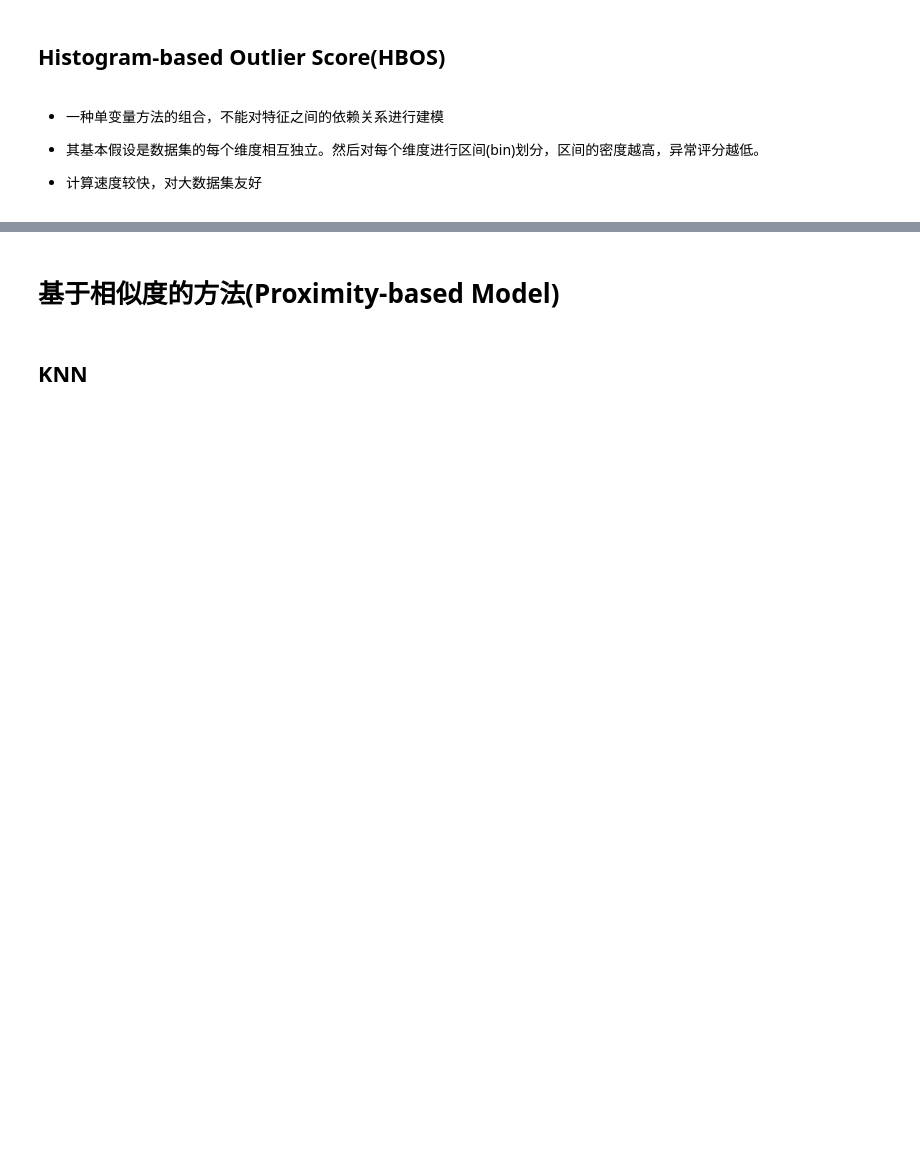
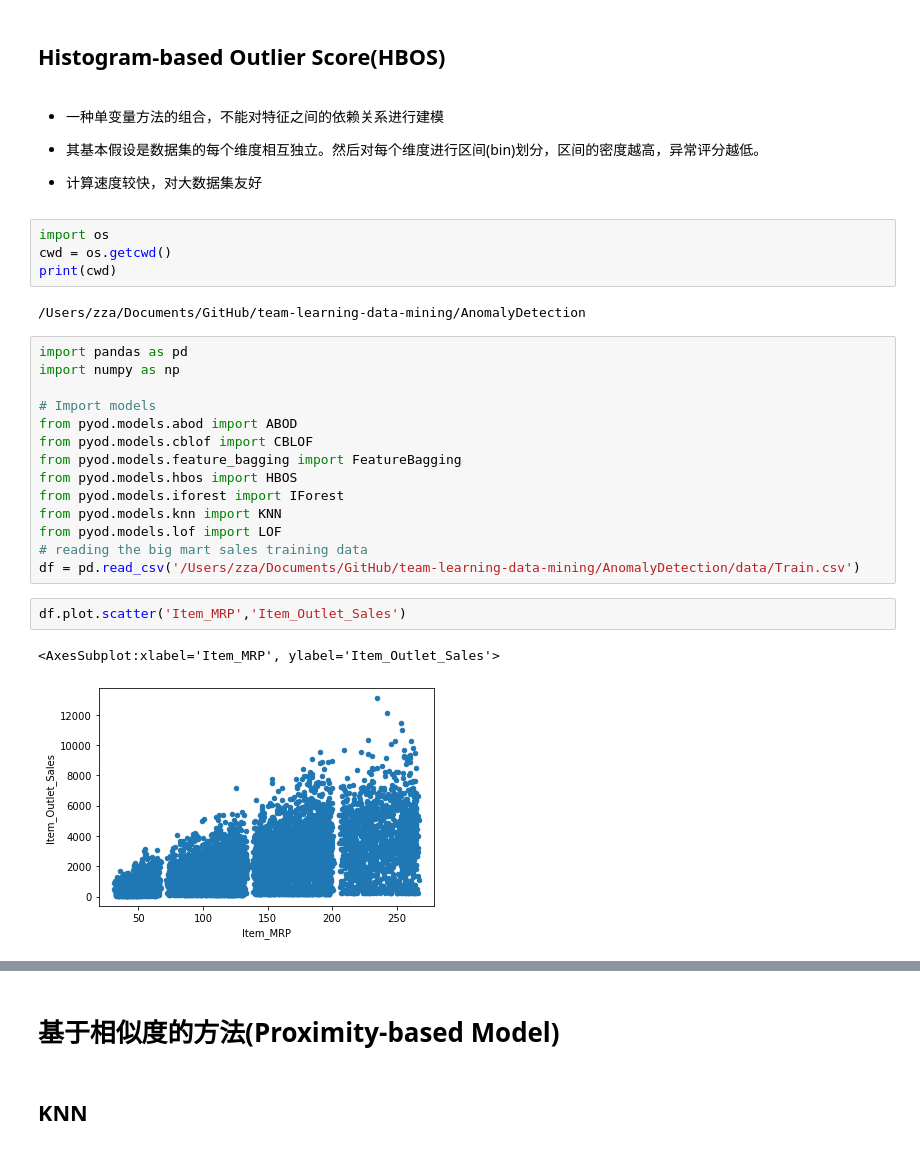
Before and after one commit to zzzaaannn/team-learning-data-mining, a Jupyter notebook: AnomalyDetection/HW-AnomalyDetection.ipynb, the cells around one changed output, grey strips where cells are left out. Cells and saved outputs as stored; diff of their text form; blank space fills up the shorter version.

```diff
--- a/AnomalyDetection/HW-AnomalyDetection.ipynb
+++ b/AnomalyDetection/HW-AnomalyDetection.ipynb
@@ -195,3 +195,28 @@ for i in range(5):
 + 其基本假设是数据集的每个维度相互独立。然后对每个维度进行区间(bin)划分，区间的密度越高，异常评分越低。
 
 + 计算速度较快，对大数据集友好
+# %%
+import os
+cwd = os.getcwd()
+print(cwd)
+# %% [output]
+/Users/zza/Documents/GitHub/team-learning-data-mining/AnomalyDetection
+# %%
+import pandas as pd
+import numpy as np
+
+# Import models
+from pyod.models.abod import ABOD
+from pyod.models.cblof import CBLOF
+from pyod.models.feature_bagging import FeatureBagging
+from pyod.models.hbos import HBOS
+from pyod.models.iforest import IForest
+from pyod.models.knn import KNN
+from pyod.models.lof import LOF
+# reading the big mart sales training data
+df = pd.read_csv('/Users/zza/Documents/GitHub/team-learning-data-mining/AnomalyDetection/data/Train.csv')
+# %%
+df.plot.scatter('Item_MRP','Item_Outlet_Sales')
+# %% [output]
+<AxesSubplot:xlabel='Item_MRP', ylabel='Item_Outlet_Sales'>
+[figure, added]
```
Also changed, not shown: parts of 4 cells of this notebook, 2 other files.
